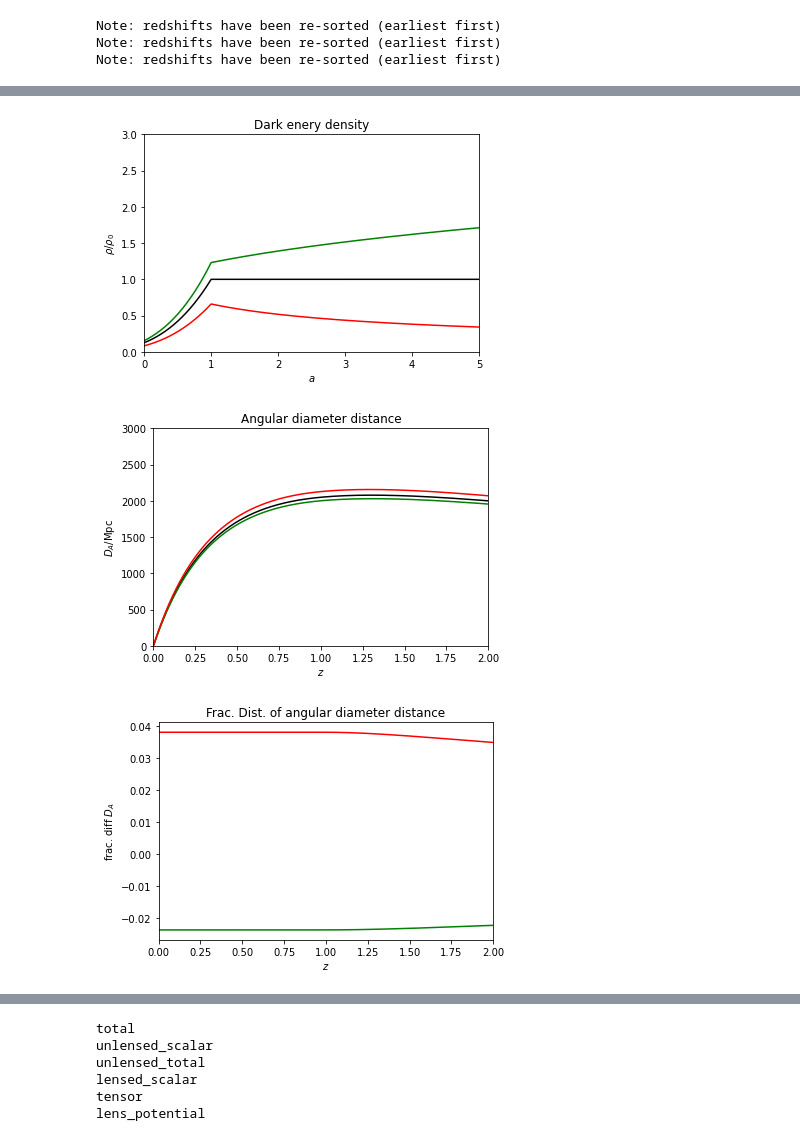
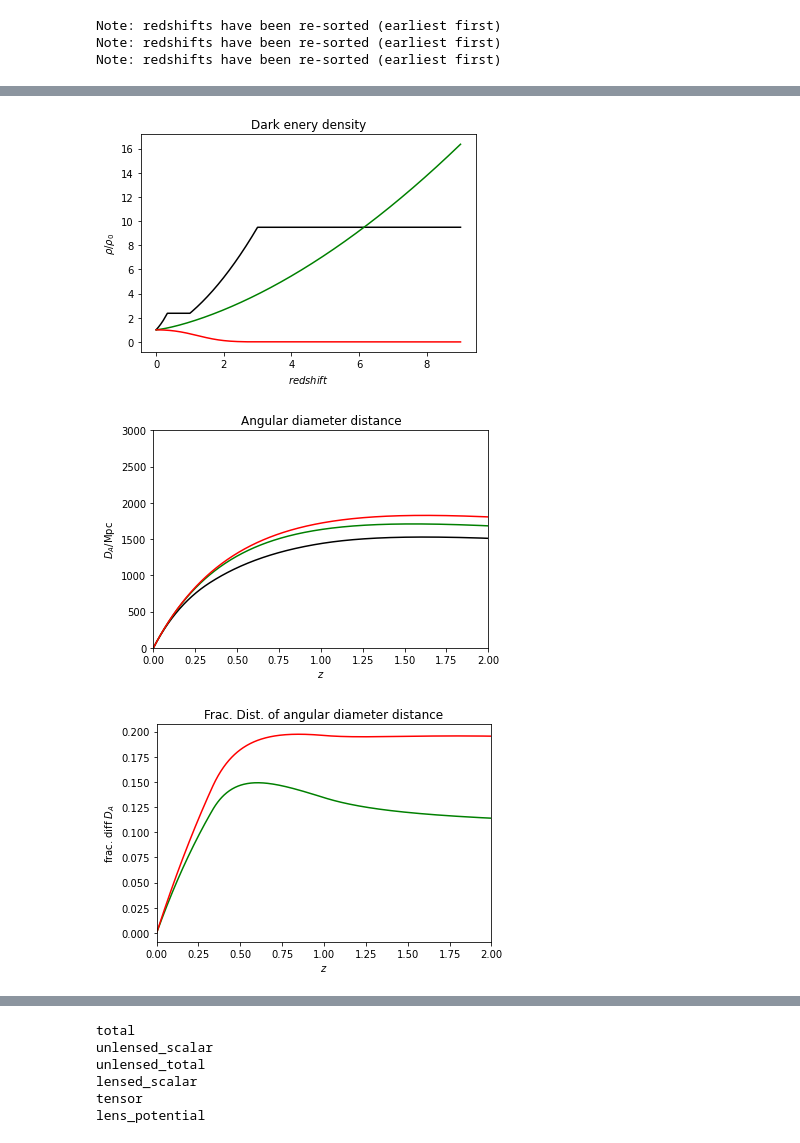
Before and after one commit to SBU-JAMES/CAMB, a Jupyter notebook: DarkEnergyTest.ipynb, the cells around one changed output, grey strips where cells are left out. Saved outputs shown, nothing was run; the diff lists cells and outputs as text; code cells hidden in the pictures.

Commit message:
Added new dark energy models to DarkEnergyModel class

```diff
--- a/DarkEnergyTest.ipynb
+++ b/DarkEnergyTest.ipynb
@@ -16,7 +16,7 @@ Using CAMB 1.3.5 installed at /home/aldraper/CAMB/camb
 pars = camb.CAMBparams()
 pars.set_cosmology(H0 = 67.5, ombh2 = 0.022, omch2 = 0.122, mnu = 0.06, tau = 0.06)
 pars.InitPower.set_params(As = 2.1e-9, ns = 0.965)
-pars.DarkEnergy = DarkEnergyModel(w = -1.0, wa = 0.0)
+pars.DarkEnergy = DarkEnergyModel(w0 = -1.0, w1 = -1.0, w2 = -1.0, w3 = -1.0, a_min = 0.1, state = 1)
 pars.set_for_lmax(2500, lens_potential_accuracy=0)
 pars.set_matter_power(redshifts=[0., 0.8], kmax=2.0)
 pars.NonLinear = model.NonLinear_none #Linear spectra
@@ -25,7 +25,7 @@ results = camb.get_results(pars)
 pars2 = camb.CAMBparams()
 pars2.set_cosmology(H0 = 67.5, ombh2 = 0.022, omch2 = 0.122, mnu = 0.06, tau = 0.06)
 pars2.InitPower.set_params(As = 2.1e-9, ns = 0.965)
-pars2.DarkEnergy = DarkEnergyModel(w = -0.9, wa = 0.0)
+pars2.DarkEnergy = DarkEnergyModel(w0 = -1.0, w1 = 0, state = 0)
 pars2.set_for_lmax(2500, lens_potential_accuracy=0)
 pars2.set_matter_power(redshifts=[0., 0.8], kmax=2.0)
 pars.NonLinear = model.NonLinear_none #Linear spectra
@@ -34,7 +34,7 @@ results2 = camb.get_results(pars2)
 pars3 = camb.CAMBparams()
 pars3.set_cosmology(H0 = 67.5, ombh2 = 0.022, omch2 = 0.122, mnu = 0.06, tau = 0.06)
 pars3.InitPower.set_params(As = 2.1e-9, ns = 0.965)
-pars3.DarkEnergy = DarkEnergyModel(w = -1.2, wa = 0.0)
+pars3.DarkEnergy = DarkEnergyModel(w0 = -1.0, w1 = -0.1, w2 = -0.1, w3 = -0.1, w4 = -0.1, w5 = -0.1, a_min = 0.4, state = 2)
 pars3.set_for_lmax(2500, lens_potential_accuracy=0)
 pars3.set_matter_power(redshifts=[0., 0.8], kmax=2.0)
 pars.NonLinear = model.NonLinear_none #Linear spectra
@@ -44,7 +44,7 @@ Note: redshifts have been re-sorted (earliest first)
 Note: redshifts have been re-sorted (earliest first)
 Note: redshifts have been re-sorted (earliest first)
 # %%
-a = np.logspace(-1, -0.001, 1000)
+a = np.logspace(-1.9, -0.001, 1000)
 z = 1.0/a - 1.0
 
 rho, _ = results.get_dark_energy_rho_w(a)
@@ -55,7 +55,7 @@ plt.plot(a, rho, color='k')
 plt.plot(a, rho2, color='g')
 plt.plot(a, rho3, color='r')
 plt.ylabel(r'$\rho/\rho_0$')
-plt.xlabel('$redshift$')
+plt.xlabel('$a$')
 plt.xlim(0,1)
 plt.title('Dark enery density');
 # %% [output]
@@ -63,14 +72,14 @@ plt.title('Dark enery density');
 # %%
 plt.plot(z, rho, color='k')
 plt.plot(z, rho2, color='g')
 plt.plot(z, rho3, color='r')
 plt.ylabel(r'$\rho/\rho_0$')
-plt.xlabel('$a$')
-plt.xlim(0,5)
-plt.ylim(0,3)
+plt.xlabel('$redshift$')
+#plt.xlim(0,3)
+#plt.ylim(0,2)
 plt.title('Dark enery density');
 # %% [output]
-[figure, old version]
+[figure, new version]
 # %%
 DA = results.angular_diameter_distance(z)
 DA2 = results2.angular_diameter_distance(z)
@@ -84,7 +93,7 @@ plt.title('Angular diameter distance')
 plt.ylim([0,3000])
 plt.xlim([0,2]);
 # %% [output]
-[figure, old version]
+[figure, new version]
 # %%
 plt.plot(z, (DA2-DA)/DA, color='g')
 plt.plot(z, (DA3-DA)/DA, color='r')
@@ -93,7 +102,7 @@ plt.ylabel(r'frac. diff $D_A$')
 plt.title('Frac. Dist. of angular diameter distance')
 plt.xlim([0, 2]);
 # %% [output]
-[figure, old version]
+[figure, new version]
 # %%
 DL = DA * (1+z) * (1+z)
 DL2 = DA2 * (1+z) * (1+z)
```
Also changed, not shown: parts of 6 cells of this notebook, 2 other files.
